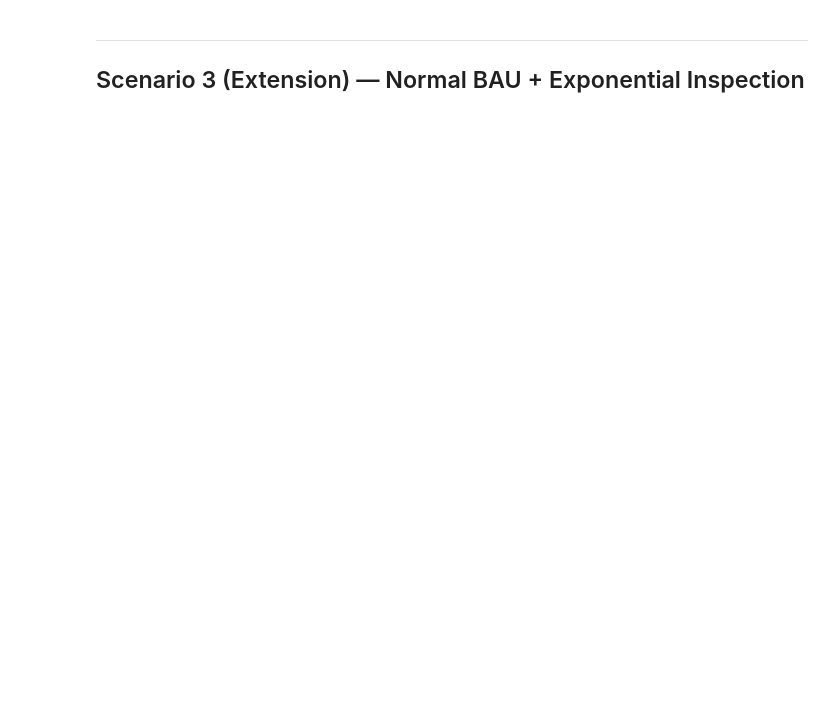
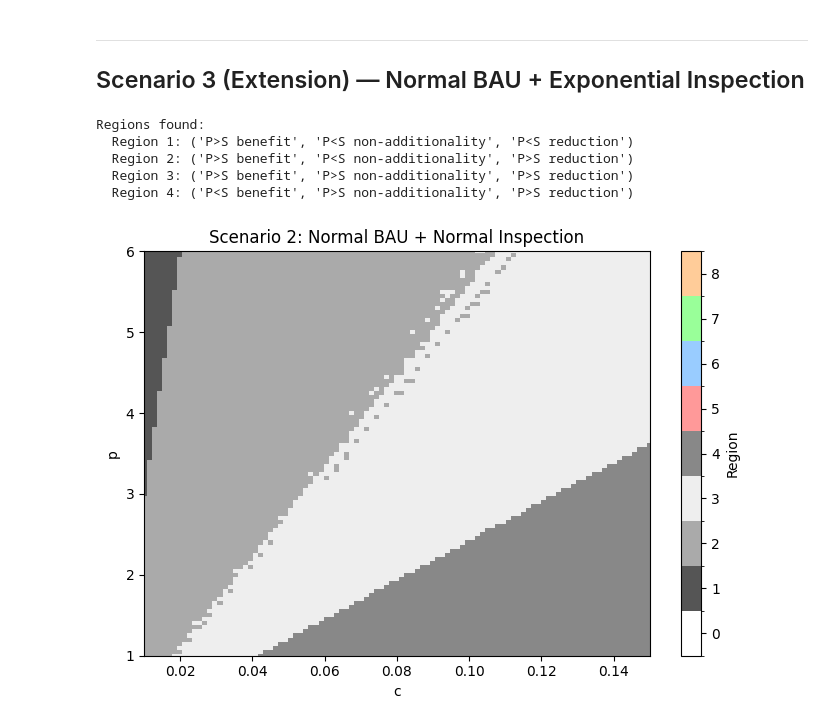
Before and after one commit to RenjieCui/additionality_carbon, a Jupyter notebook: additionality_RC.ipynb, the cells around one changed output. Saved outputs shown, nothing was run; the diff lists cells and outputs as text; code cells hidden in the pictures; blank space fills up the shorter version.

Commit message:
Add Analysis 1/2/3, exponential inspection scenario, and b_star comparison
Co-Authored-By: Claude Sonnet 4.6 <noreply@anthropic.com>

```diff
--- a/additionality_RC.ipynb
+++ b/additionality_RC.ipynb
@@ -235,6 +235,20 @@ Regions found:
 # %% [markdown]
 ---
 ## Scenario 3 (Extension) — Normal BAU + Exponential Inspection
+# %%
+print('Regions found:')
+print_regions(regions_s2)
+plot_regions(regions_s2,
+             title='Scenario 2: Normal BAU + Normal Inspection',
+             filename='baseline_comparison_regions_normal_normal.png')
+np.save('regions_s2.npy', regions_s2)
+# %% [output]
+Regions found:
+  Region 1: ('P>S benefit', 'P<S non-additionality', 'P<S reduction')
+  Region 2: ('P>S benefit', 'P<S non-additionality', 'P>S reduction')
+  Region 3: ('P>S benefit', 'P>S non-additionality', 'P>S reduction')
+  Region 4: ('P<S benefit', 'P>S non-additionality', 'P>S reduction')
+[figure, added]
 # %%
 print('Running Scenario 3 (Normal + Exponential)...')
 regions_s3 = compute_regions(b_hat_draws_normal, accept_prob_exponential)
```
Also changed, not shown: parts of 10 cells of this notebook.
